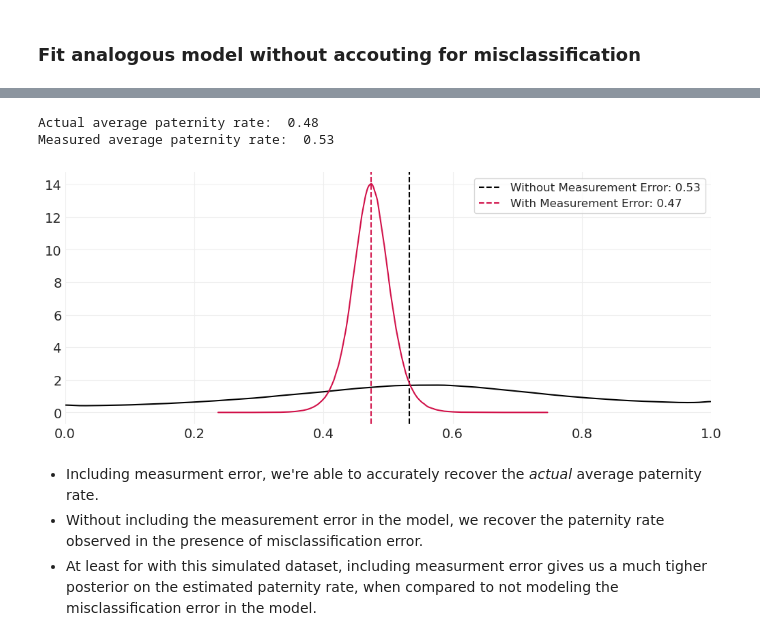
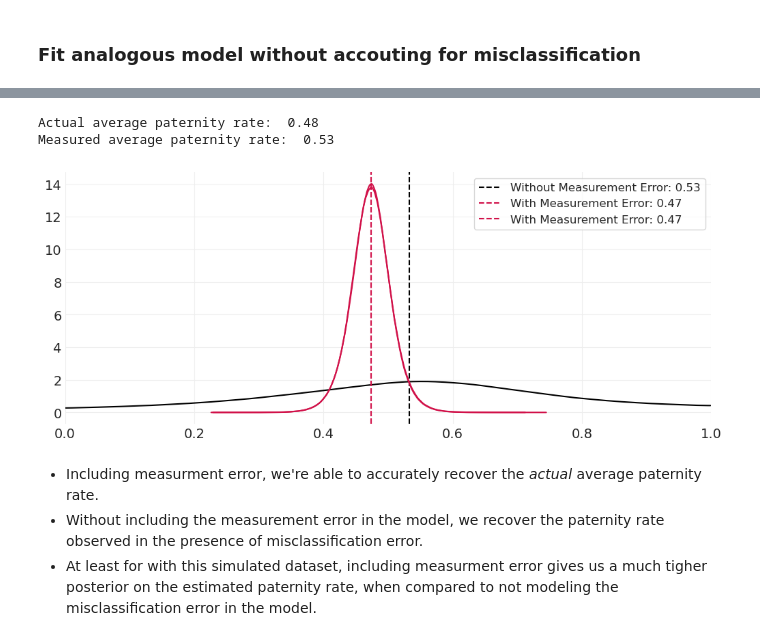
Before and after one commit to guillaumeberthon/StatRethink2023-PyMC5, a Jupyter notebook: Lecture 17 - Measurement and Misclassification.ipynb, the cells around one changed output, grey strips where cells are left out. Drawn from its saved outputs; the diff is of its cells as text; code cells hidden in the pictures.

```diff
--- a/Lecture 17 - Measurement and Misclassification.ipynb
+++ b/Lecture 17 - Measurement and Misclassification.ipynb
@@ -1165,18 +1218,28 @@ Sampling 4 chains for 1_000 tune and 1_000 draw iterations (4_000 + 4_000 draws
+# %%
+with paternity_measurement_model:
+    paternity_measurement_inference = pm.sample(tune=4000,
+                                   draws=4000,
+                                   chains=4,
+                                   nuts_sampler='numpyro',
+                                   target_accept=.9)
 # %% [markdown]
 ### Fit analogous model without accouting for misclassification
+# %%
+# Assume observation as true
+IS_FATHER_STAR = PATERNITY['is_father_star'].values
 # %%
-IS_FATHER_STAR = PATERNITY['is_father*'].values
-with pm.Model() as paternity_model:
+
+with pm.Model(coords=coords) as paternity_model:
 
     alpha = pm.Normal("alpha", 0, 1.5)
     beta_M = pm.TruncatedNormal("beta_M", 0, 1, lower=0.01)
     beta_T = pm.TruncatedNormal("beta_T", 0, 1, lower=0.01)
 
-    T = pm.Normal("T", 0, 1, shape=N_DYADS)    # Relationship strength
-    M = pm.Normal("M", 0, 1, shape=N_MOTHERS)  # Mother traits
+    T = pm.Normal("T", 0, 1, dims='ties')    # Relationship strength
+    M = pm.Normal("M", 0, 1, dims='mother')  # Mother traits
 
-    p_father = pm.Deterministic('p_father', pm.math.invlogit(alpha + M[MOM_ID] * beta_M + T[DYAD_ID] * beta_T))
-    pm.Bernoulli('is_father', p_father, observed=IS_FATHER_STAR)
+    p_father = pm.Deterministic('p_father', pm.math.invlogit(alpha + M[MOM_ID] * beta_M + T[DYAD_ID] * beta_T), dims='ties')
+    pm.Bernoulli('is_father', p_father, observed=IS_FATHER_STAR, dims='ties')
 
-    paternity_inference = pm.sample(target_accept=.95)
+pm.model_to_graphviz(paternity_model)
 # %% [output]
@@ -1191,23 +1247,32 @@ The effective sample size per chain is smaller than 100 for some parameters.  A
+# %%
+with paternity_model:
+    paternity_inference = pm.sample(tune=4000,
+                                   draws=4000,
+                                   chains=4,
+                                   nuts_sampler='numpyro',
+                                   target_accept=.9)
 # %%
 plt.subplots(figsize=(10, 4))
 az.plot_dist(paternity_inference.posterior['p_father'], color='k')
 p_father_mean = paternity_inference.posterior['p_father'].mean()
 plt.axvline(p_father_mean, color='k', linestyle='--', label=f"Without Measurement Error: {p_father_mean:1.2f}")
 
 az.plot_dist(paternity_measurement_inference.posterior['p_father'])
+az.plot_dist(paternity_measurement_inference_c.posterior['p_father'])
 p_father_mean = paternity_measurement_inference.posterior['p_father'].mean()
+p_father_mean_c = paternity_measurement_inference_c.posterior['p_father'].mean()
 plt.axvline(p_father_mean, linestyle='--', label=f"With Measurement Error: {p_father_mean:1.2f}")
+plt.axvline(p_father_mean_c, linestyle='--', label=f"With Measurement Error: {p_father_mean_c:1.2f}")
 plt.xlim([0, 1])
-plt.legend();
+plt.legend()
 
-plt.legend();
-
+plt.legend()
 print('Actual average paternity rate: ', PATERNITY['is_father'].mean().round(2))
-print('Measured average paternity rate: ', PATERNITY['is_father*'].mean().round(2))
+print('Measured average paternity rate: ', PATERNITY['is_father_star'].mean().round(2))
 # %% [output]
 Actual average paternity rate:  0.48
 Measured average paternity rate:  0.53
-[figure, old version]
+[figure, new version]
 # %% [markdown]
 - Including measurment error, we're able to accurately recover the _actual_ average paternity rate.
 - Without including the measurement error in the model, we recover the paternity rate observed in the presence of misclassification error.
```
Also changed, not shown: parts of 6 cells of this notebook.
